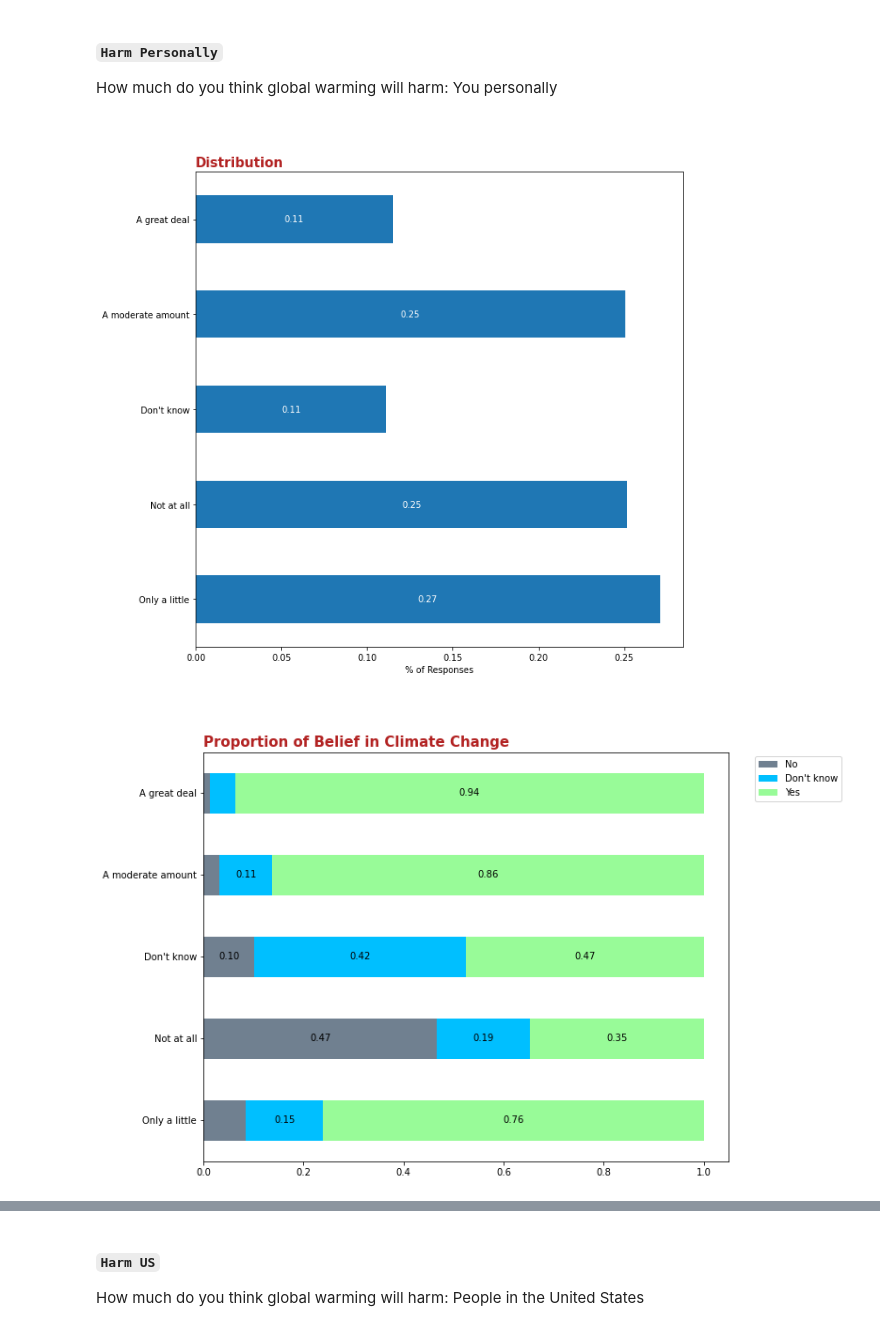
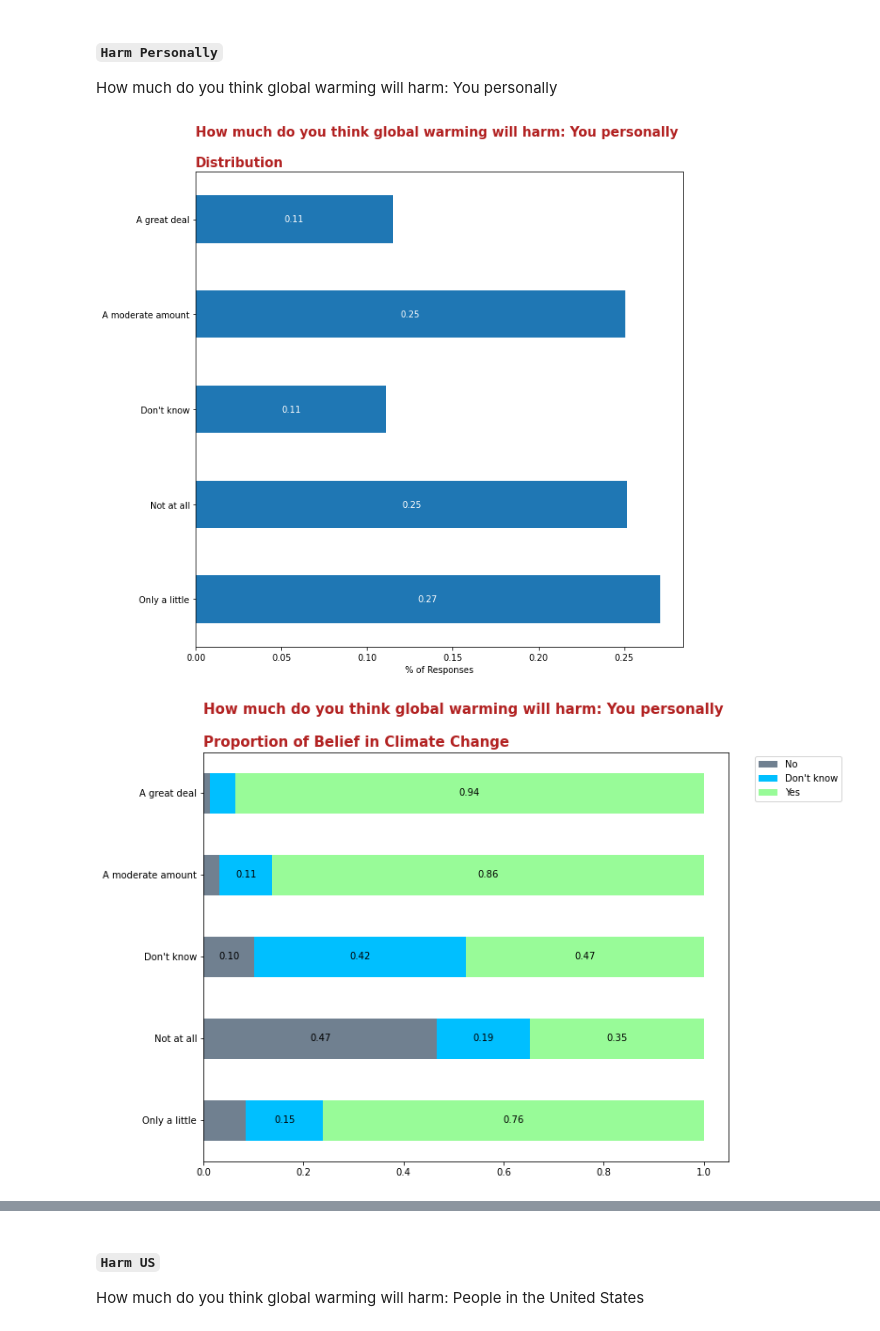
Before and after one commit to sabaiitj/Climate-Change-Survey, a Jupyter notebook: code/aggregate_eda.ipynb, the cells around one changed output, grey strips where cells are left out. Saved outputs shown, nothing was run; the diff lists cells and outputs as text; code cells hidden in the pictures.

```diff
--- a/code/aggregate_eda.ipynb
+++ b/code/aggregate_eda.ipynb
@@ -505,13 +507,13 @@ How much do you think global warming will harm: You personally
 # %%
 distgraph('harm_personally',
           df.harm_personally.unique()[:-1],
-          '')
+          'How much do you think global warming will harm: You personally')
 # %% [output]
-[figure, old version]
+[figure, new version]
 # %%
 propgraph('harm_personally',
           df.harm_personally.unique()[:-1],
-          '')
+          'How much do you think global warming will harm: You personally')
 # %% [output]
-[figure, old version]
+[figure, new version]
 # %% [markdown]
```
Also changed, not shown: parts of 9 cells of this notebook.
